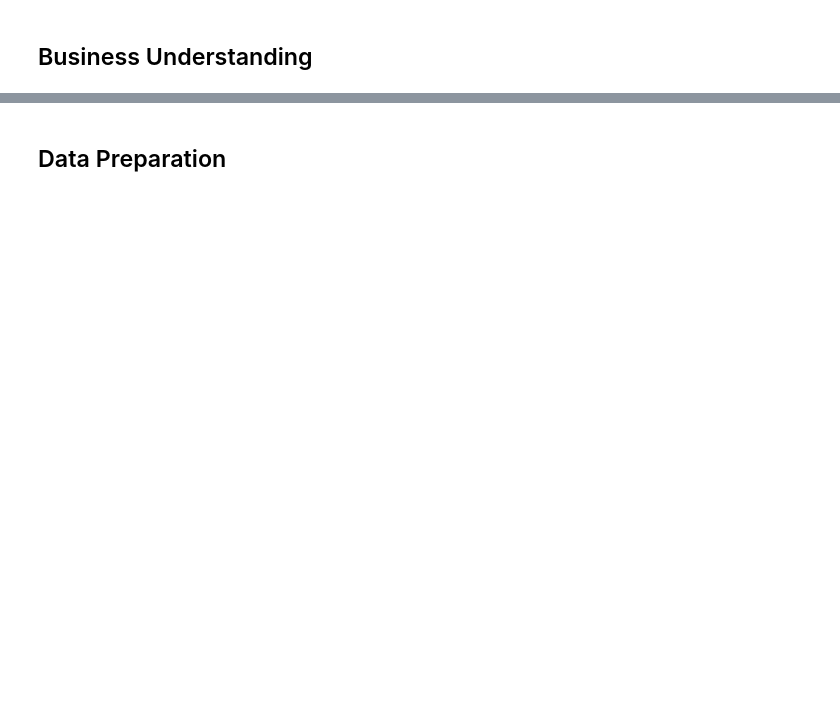
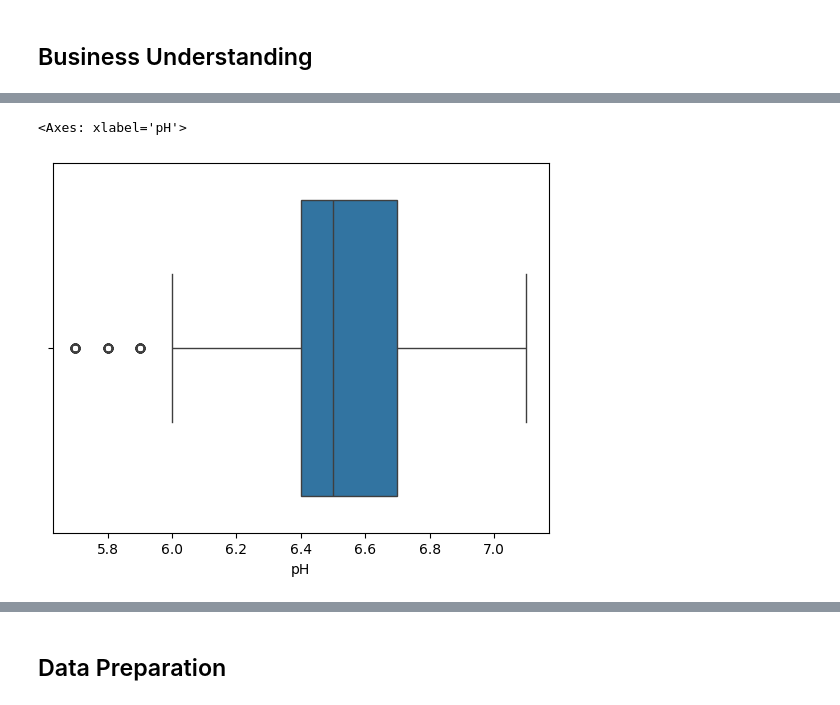
Before and after one commit to Vinzzztty/playground-data-analyst, a Jupyter notebook: Machine Learning Terapan/2. Sentiment Analysis/submission/[Submission]_Prediksi_Pertumbuhan_Selada_Dengan_Random_Forest.ipynb, the cells around one changed output, grey strips where cells are left out. Saved outputs shown, nothing was run; the diff lists cells and outputs as text; code cells hidden in the pictures; blank space fills up the shorter version.

```diff
--- a/Machine Learning Terapan/2. Sentiment Analysis/submission/[Submission]_Prediksi_Pertumbuhan_Selada_Dengan_Random_Forest.ipynb
+++ b/Machine Learning Terapan/2. Sentiment Analysis/submission/[Submission]_Prediksi_Pertumbuhan_Selada_Dengan_Random_Forest.ipynb
@@ -19,0 +236,5 @@
+# %%
+sns.boxplot(x=df['pH'])
+# %% [output]
+<Axes: xlabel='pH'>
+[figure, added]
```
Also changed, not shown: parts of 69 cells of this notebook, 3 other files.
